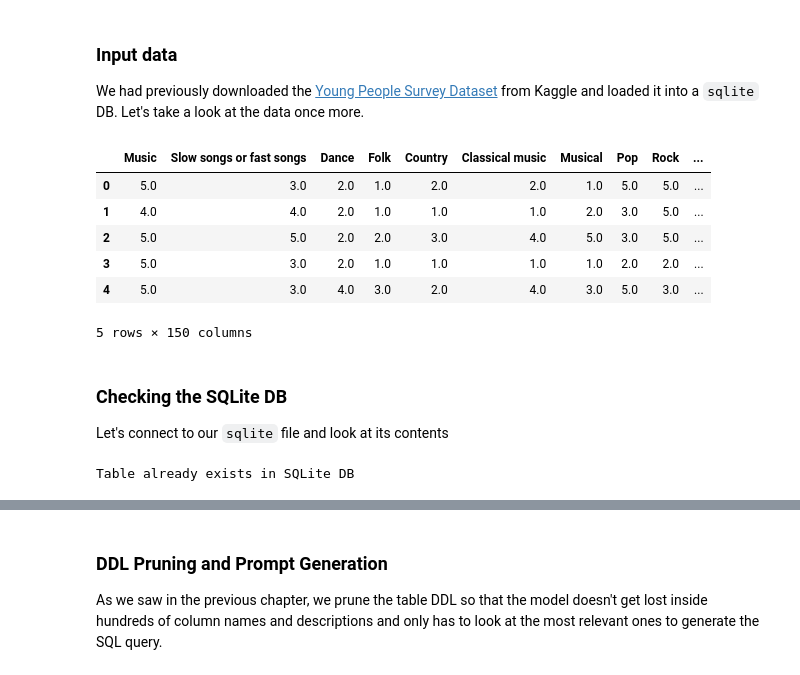
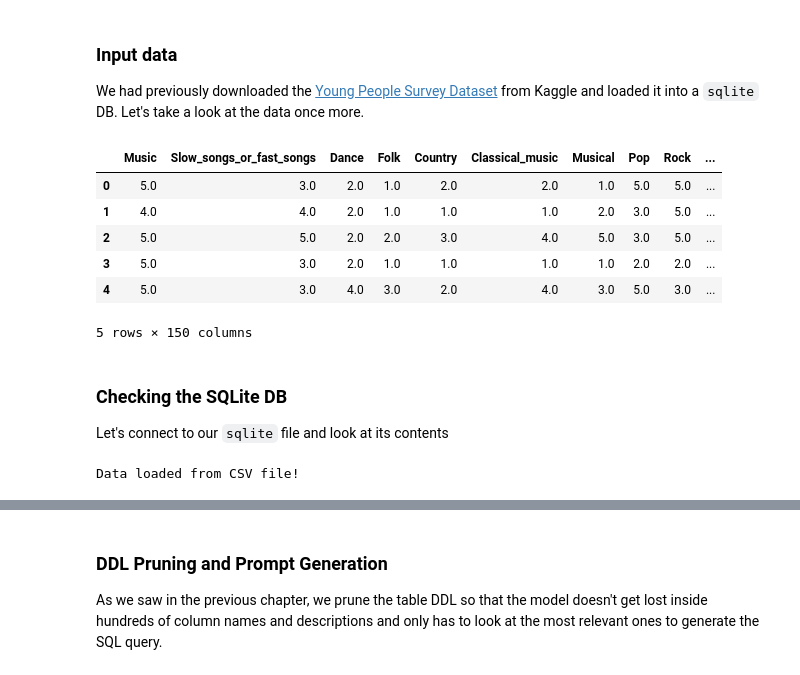
Before and after one commit to abhijeet3922/NL2SQL, a Jupyter notebook: ch4-sql-corrector.ipynb, the cells around one changed output, grey strips where cells are left out. Drawn from its saved outputs; the diff is of its cells as text; code cells hidden in the pictures.

```diff
--- a/ch4-sql-corrector.ipynb
+++ b/ch4-sql-corrector.ipynb
@@ -19,17 +19,20 @@ import numpy as np
 ### Input data
 
 We had previously downloaded the [Young People Survey Dataset](https://www.kaggle.com/datasets/miroslavsabo/young-people-survey) from Kaggle and loaded it into a `sqlite` DB. Let's take a look at the data once more.
-# %%
-df = pd.read_csv('data/young_people_survey.csvv')
-df.head()
-# %% [output]
-|  | Music | Slow songs or fast songs | Dance | Folk | Country | Classical music | Musical | Pop | Rock | ... |
-| 0 | 5.0 | 3.0 | 2.0 | 1.0 | 2.0 | 2.0 | 1.0 | 5.0 | 5.0 | ... |
-| 1 | 4.0 | 4.0 | 2.0 | 1.0 | 1.0 | 1.0 | 2.0 | 3.0 | 5.0 | ... |
-| 2 | 5.0 | 5.0 | 2.0 | 2.0 | 3.0 | 4.0 | 5.0 | 3.0 | 5.0 | ... |
-| 3 | 5.0 | 3.0 | 2.0 | 1.0 | 1.0 | 1.0 | 1.0 | 2.0 | 2.0 | ... |
-| 4 | 5.0 | 3.0 | 4.0 | 3.0 | 2.0 | 4.0 | 3.0 | 5.0 | 3.0 | ... |
-5 rows × 150 columns
+# %%
+df = pd.read_csv('data/young_people_survey.csv')
+df.columns = df.columns.str.replace('-','')
+df.columns = df.columns.str.replace(' ','_')
+df.columns = df.columns.str.replace('__','_')
+df.head()
+# %% [output]
+|  | Music | Slow_songs_or_fast_songs | Dance | Folk | Country | Classical_music | Musical | Pop | Rock | ... |
+| 0 | 5.0 | 3.0 | 2.0 | 1.0 | 2.0 | 2.0 | 1.0 | 5.0 | 5.0 | ... |
+| 1 | 4.0 | 4.0 | 2.0 | 1.0 | 1.0 | 1.0 | 2.0 | 3.0 | 5.0 | ... |
+| 2 | 5.0 | 5.0 | 2.0 | 2.0 | 3.0 | 4.0 | 5.0 | 3.0 | 5.0 | ... |
+| 3 | 5.0 | 3.0 | 2.0 | 1.0 | 1.0 | 1.0 | 1.0 | 2.0 | 2.0 | ... |
+| 4 | 5.0 | 3.0 | 4.0 | 3.0 | 2.0 | 4.0 | 3.0 | 5.0 | 3.0 | ... |
+5 rows × 150 columns
 # %% [markdown]
 ### Checking the SQLite DB
 
@@ -48,7 +51,7 @@ except ValueError as e:
     if 'already exists' in err_msg:
         print('Table already exists in SQLite DB')
 # %% [output]
-Table already exists in SQLite DB
+Data loaded from CSV file!
 # %%
 with engine.connect() as conn, conn.begin():
     sqlite_master = pd.read_sql_query("SELECT * FROM sqlite_master", conn)
```
Also changed, not shown: parts of 3 cells of this notebook, 2 other files.
